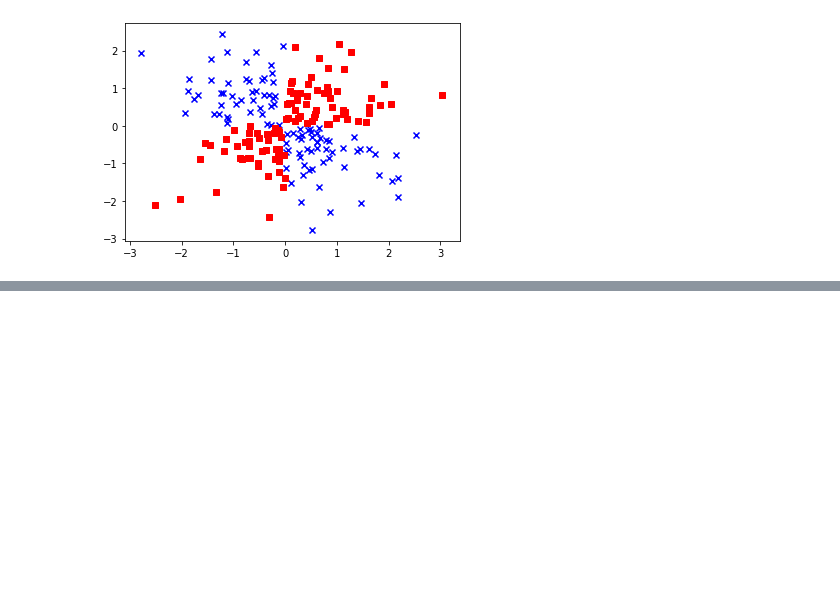
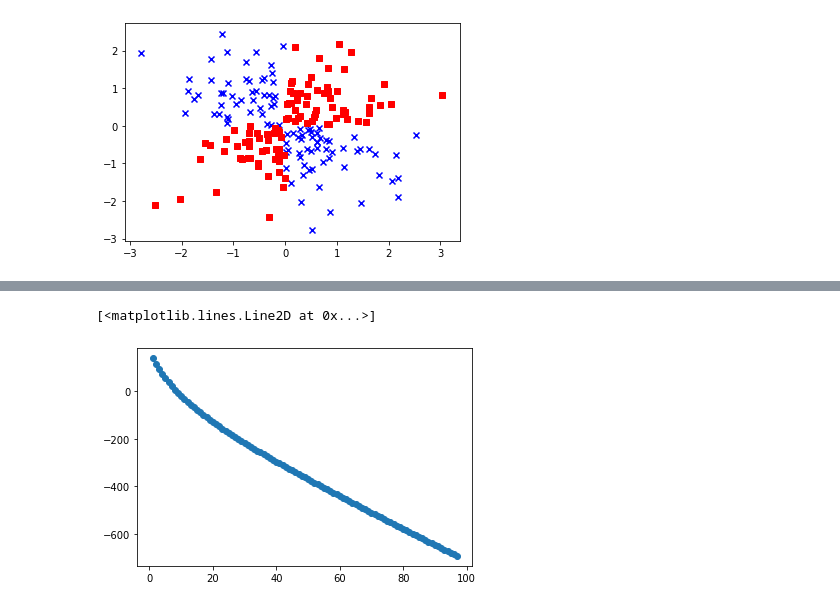
Before and after one commit to JimGerth/desy-ml-python, a Jupyter notebook: Chapter 3.ipynb, the cells around one changed output, grey strips where cells are left out. Drawn from its saved outputs; the diff is of its cells as text; code cells hidden in the pictures; blank space fills up the shorter version.

```diff
--- a/Chapter 3.ipynb
+++ b/Chapter 3.ipynb
@@ -173,0 +198,7 @@ plot_decision_regions(X_xor, Y_xor, classifier=svm)
+# %%
+lr = LogisticRegressionGD(eta=0.001, n_iter=100).fit(X_xor, Y_xor)
+
+plt.plot(range(1, len(lr.cost_) + 1), lr.cost_, marker='o')
+# %% [output]
+[<matplotlib.lines.Line2D at 0x...>]
+[figure, added]
```
Also changed, not shown: parts of 4 cells of this notebook.
